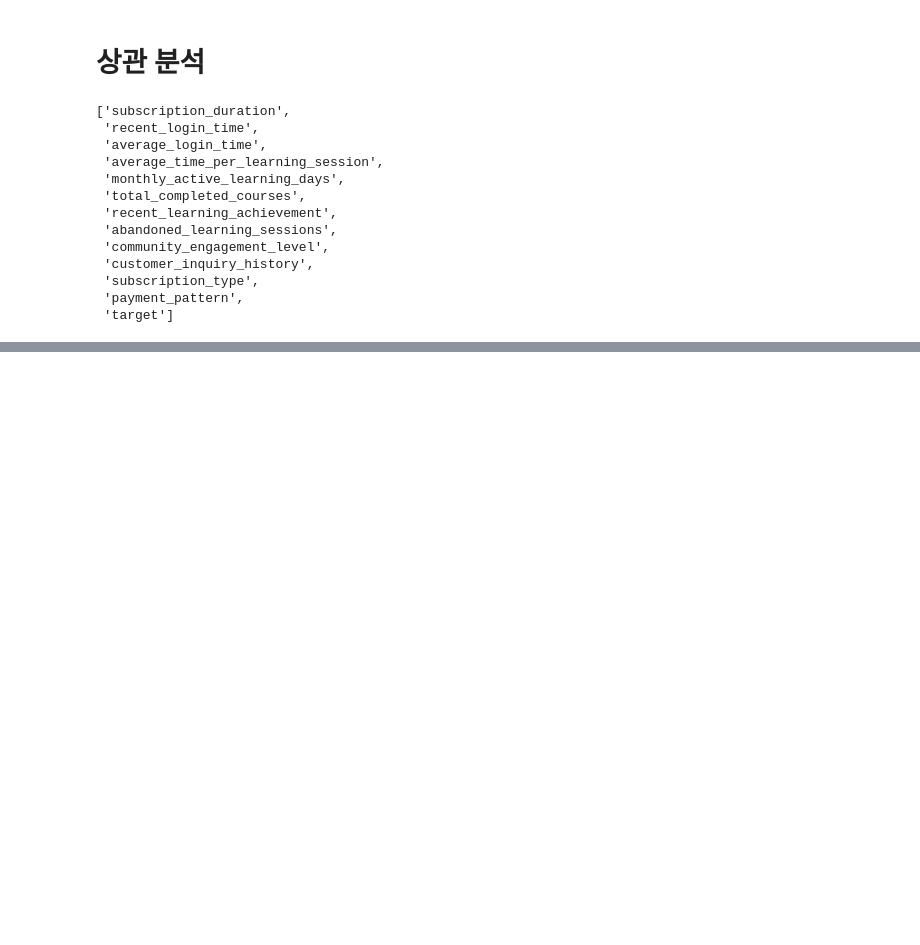
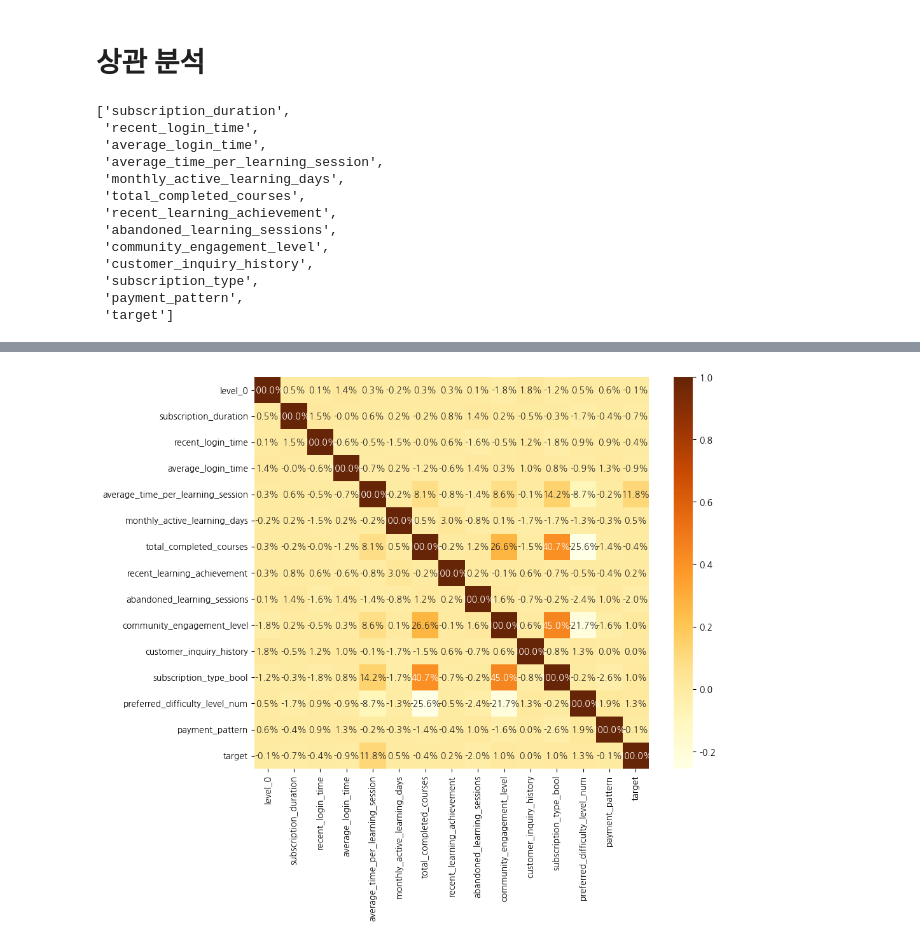
Before and after one commit to min01118/WASSUP4, a Jupyter notebook: 05_Data_Analysis/DA_Mini_Project.ipynb, the cells around one changed output, grey strips where cells are left out. Cells and saved outputs as stored; diff of their text form; code cells hidden in the pictures; blank space fills up the shorter version.

```diff
--- a/05_Data_Analysis/DA_Mini_Project.ipynb
+++ b/05_Data_Analysis/DA_Mini_Project.ipynb
@@ -551,0 +537,4 @@ df['preferred_difficulty_level_num']=df['preferred_difficulty_level'].apply(lamb
+# %%
+a_df=df.sort_values(by="user_id").reset_index()
+# %%
+b_df=a_df.reset_index()
@@ -551,0 +557,11 @@ df['preferred_difficulty_level_num']=df['preferred_difficulty_level'].apply(lamb
+# %%
+#user_id 순서하고 상관없음
+import seaborn as sns
+df_c = b_df["level_0\tsubscription_duration	recent_login_time	average_login_time	average_time_per_learning_session	monthly_active_learning_days	total_completed_courses	recent_learning_achievement	abandoned_learning_sessions	community_engagement_level	customer_inquiry_history\tsubscription_type_bool\tpreferred_difficulty_level_num	payment_pattern	target".split("\t")]
+corr=df_c.corr()
+plt.figure(figsize=(10, 8))
+sns.heatmap(corr, annot=True, fmt=".1%", cmap='YlOrBr')
+
+plt.show()
+# %% [output]
+[figure, added]
```
Also changed, not shown: parts of 15 cells of this notebook, 1 other file.
